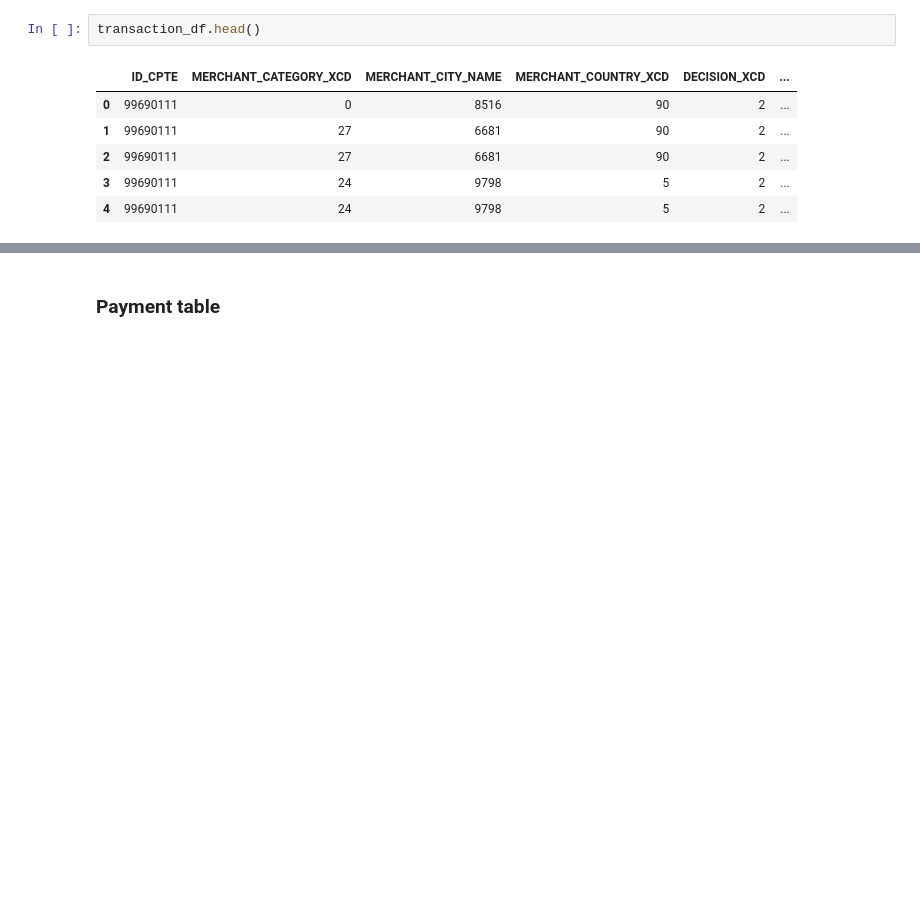
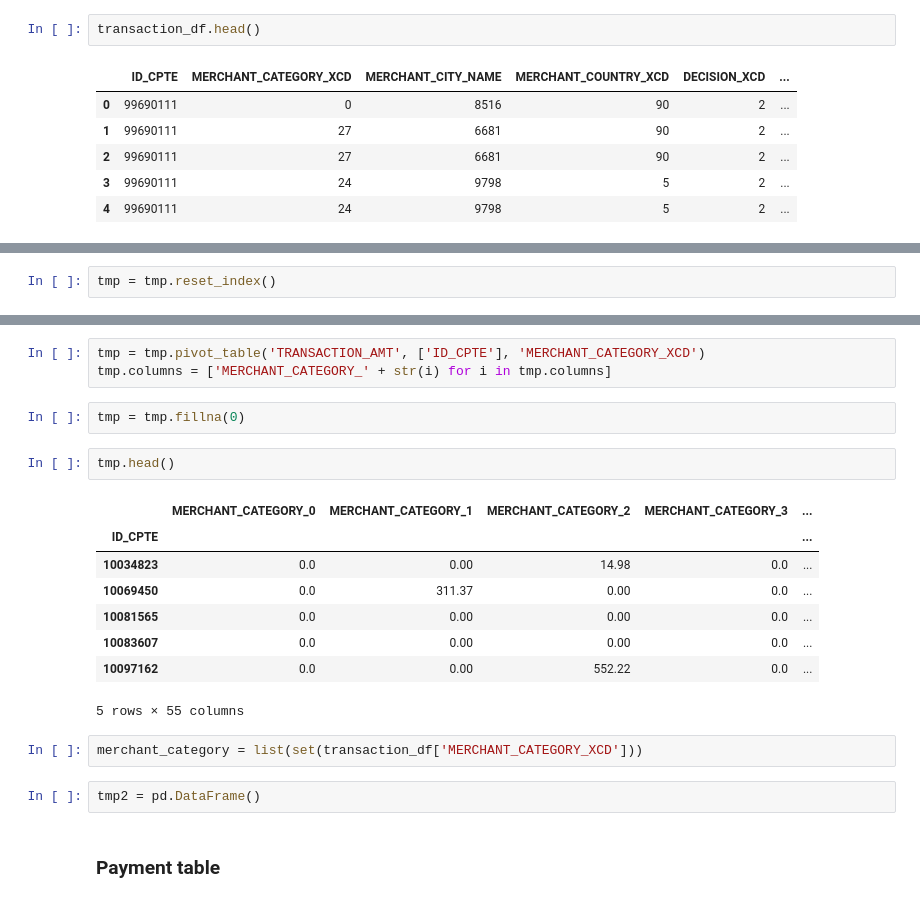
Before and after one commit to tonytontian/Data_Cup_Hello_Team, a Jupyter notebook: code/baseline.ipynb, the cells around one changed output, grey strips where cells are left out. Saved outputs shown, nothing was run; the diff lists cells and outputs as text; blank space fills up the shorter version.

```diff
--- a/code/baseline.ipynb
+++ b/code/baseline.ipynb
@@ -100,0 +109,2 @@ transaction_df[transaction_df['ID_CPTE'] == 75780289]
+# %%
+tmp = tmp.reset_index()
@@ -101,3 +120,23 @@ transaction_df[transaction_df['ID_CPTE'] == 75780289]
+# %%
+tmp = tmp.pivot_table('TRANSACTION_AMT', ['ID_CPTE'], 'MERCHANT_CATEGORY_XCD')
+tmp.columns = ['MERCHANT_CATEGORY_' + str(i) for i in tmp.columns]
+# %%
+tmp = tmp.fillna(0)
+# %%
+tmp.head()
+# %% [output]
+|  | MERCHANT_CATEGORY_0 | MERCHANT_CATEGORY_1 | MERCHANT_CATEGORY_2 | MERCHANT_CATEGORY_3 | ... |
+| ID_CPTE |  |  |  |  | ... |
+| 10034823 | 0.0 | 0.00 | 14.98 | 0.0 | ... |
+| 10069450 | 0.0 | 311.37 | 0.00 | 0.0 | ... |
+| 10081565 | 0.0 | 0.00 | 0.00 | 0.0 | ... |
+| 10083607 | 0.0 | 0.00 | 0.00 | 0.0 | ... |
+| 10097162 | 0.0 | 0.00 | 552.22 | 0.0 | ... |
+5 rows × 55 columns
+# %%
+merchant_category = list(set(transaction_df['MERCHANT_CATEGORY_XCD']))
+# %%
+tmp2 = pd.DataFrame()
 # %% [markdown]
 ### Payment table
 # %%
```
Also changed, not shown: parts of 50 cells of this notebook.
